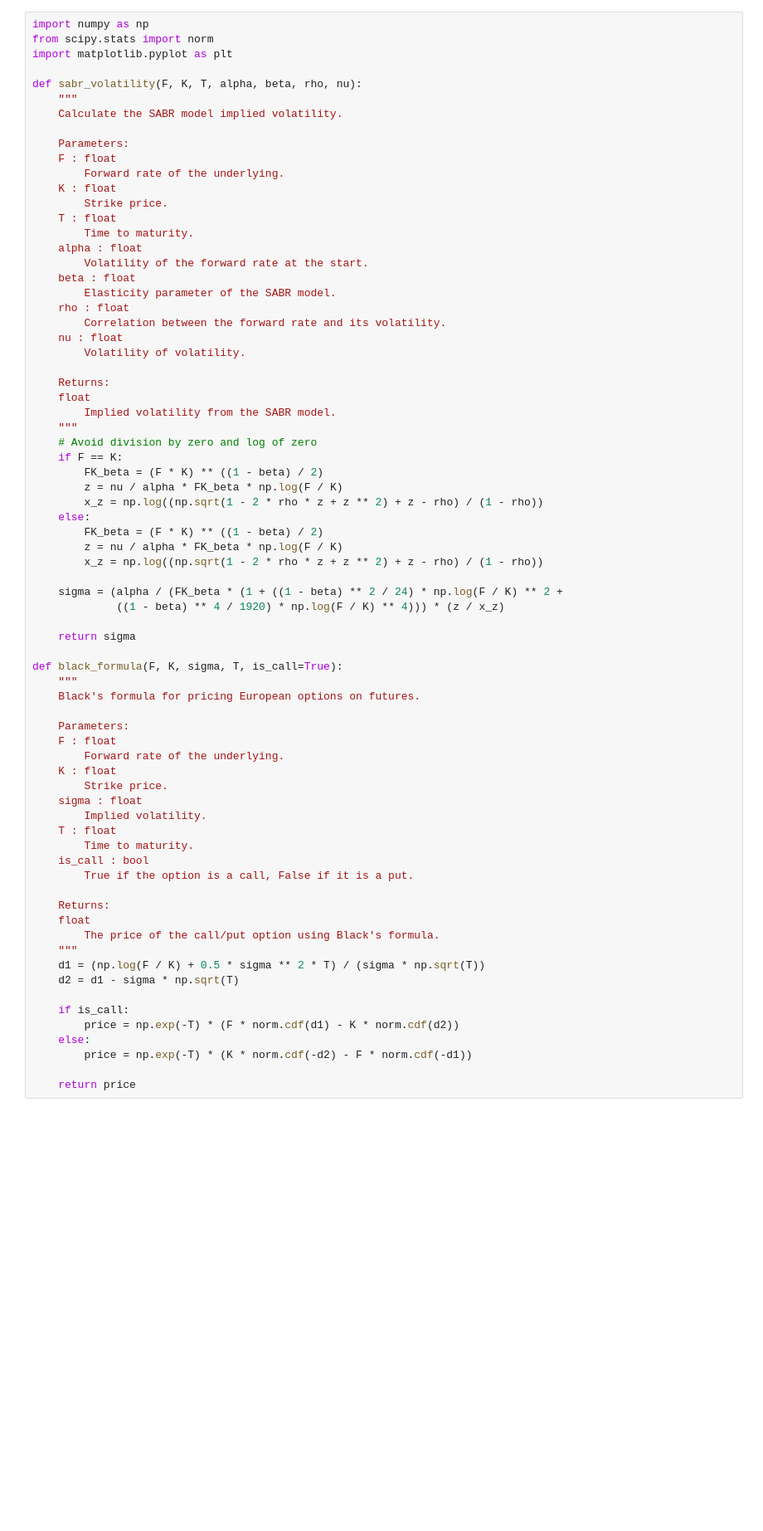
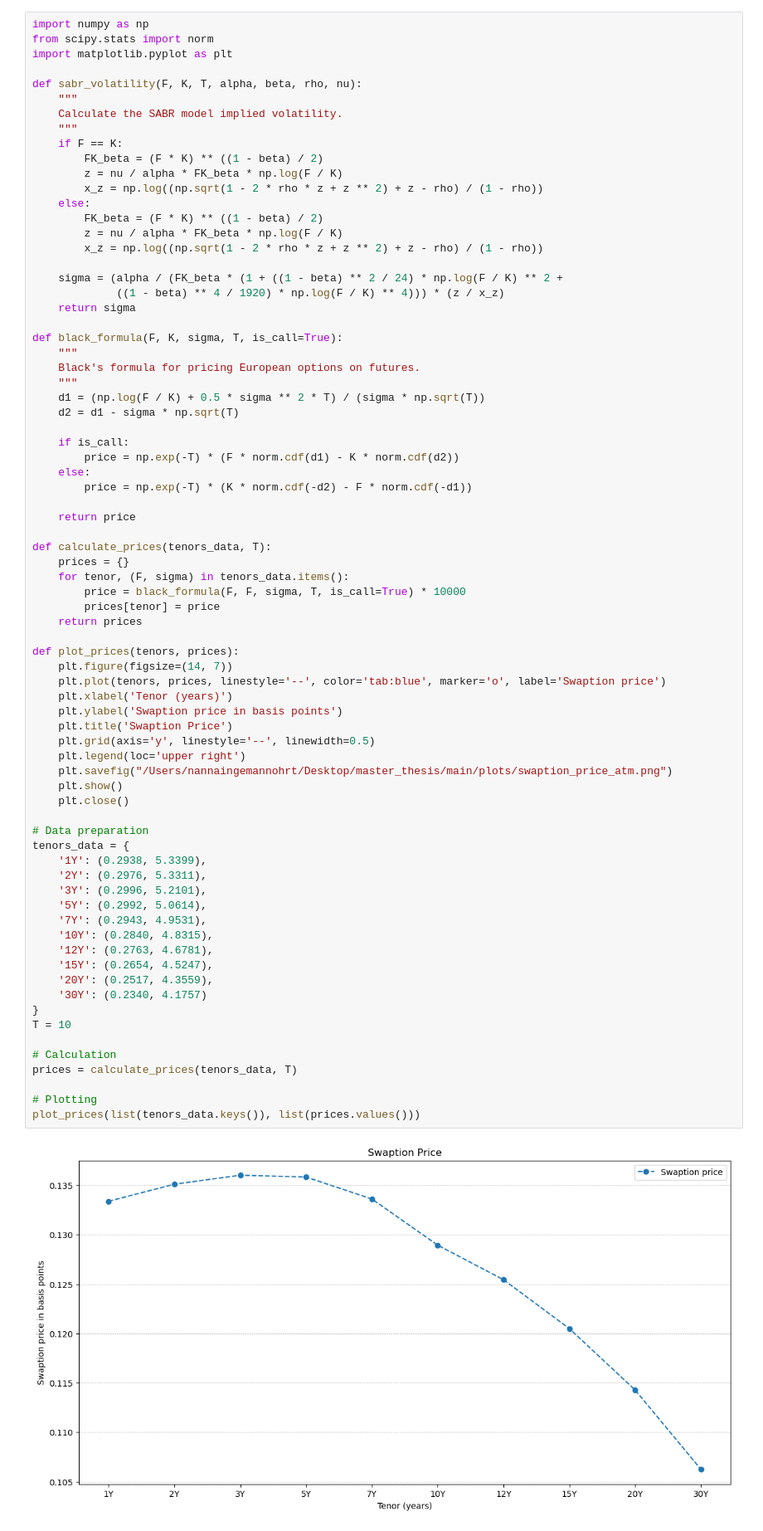
Before and after one commit to NannaOhrt/master_thesis, a Jupyter notebook: main/code/swaption_pricing_test.ipynb, the cells around one changed output. Shown at 83% size. Cells and saved outputs as stored; diff of their text form; blank space fills up the shorter version.

Commit message:
made code for swaption pricing atm

```diff
--- a/main/code/swaption_pricing_test.ipynb
+++ b/main/code/swaption_pricing_test.ipynb
@@ -6,68 +6,72 @@ import matplotlib.pyplot as plt
 def sabr_volatility(F, K, T, alpha, beta, rho, nu):
     """
     Calculate the SABR model implied volatility.
-
-    Parameters:
-    F : float
-        Forward rate of the underlying.
-    K : float
-        Strike price.
-    T : float
-        Time to maturity.
-    alpha : float
-        Volatility of the forward rate at the start.
-    beta : float
-        Elasticity parameter of the SABR model.
-    rho : float
-        Correlation between the forward rate and its volatility.
-    nu : float
-        Volatility of volatility.
-
-    Returns:
-    float
-        Implied volatility from the SABR model.
     """
-    # Avoid division by zero and log of zero
     if F == K:
         FK_beta = (F * K) ** ((1 - beta) / 2)
         z = nu / alpha * FK_beta * np.log(F / K)
         x_z = np.log((np.sqrt(1 - 2 * rho * z + z ** 2) + z - rho) / (1 - rho))
     else:
         FK_beta = (F * K) ** ((1 - beta) / 2)
         z = nu / alpha * FK_beta * np.log(F / K)
         x_z = np.log((np.sqrt(1 - 2 * rho * z + z ** 2) + z - rho) / (1 - rho))
 
     sigma = (alpha / (FK_beta * (1 + ((1 - beta) ** 2 / 24) * np.log(F / K) ** 2 +
              ((1 - beta) ** 4 / 1920) * np.log(F / K) ** 4))) * (z / x_z)
-
     return sigma
 
 def black_formula(F, K, sigma, T, is_call=True):
     """
     Black's formula for pricing European options on futures.
-
-    Parameters:
-    F : float
-        Forward rate of the underlying.
-    K : float
-        Strike price.
-    sigma : float
-        Implied volatility.
-    T : float
-        Time to maturity.
-    is_call : bool
-        True if the option is a call, False if it is a put.
-
-    Returns:
-    float
-        The price of the call/put option using Black's formula.
     """
     d1 = (np.log(F / K) + 0.5 * sigma ** 2 * T) / (sigma * np.sqrt(T))
     d2 = d1 - sigma * np.sqrt(T)
 
     if is_call:
         price = np.exp(-T) * (F * norm.cdf(d1) - K * norm.cdf(d2))
     else:
         price = np.exp(-T) * (K * norm.cdf(-d2) - F * norm.cdf(-d1))
 
     return price
+
+def calculate_prices(tenors_data, T):
+    prices = {}
+    for tenor, (F, sigma) in tenors_data.items():
+        price = black_formula(F, F, sigma, T, is_call=True) * 10000
+        prices[tenor] = price
+    return prices
+
+def plot_prices(tenors, prices):
+    plt.figure(figsize=(14, 7))
+    plt.plot(tenors, prices, linestyle='--', color='tab:blue', marker='o', label='Swaption price')
+    plt.xlabel('Tenor (years)')
+    plt.ylabel('Swaption price in basis points')
+    plt.title('Swaption Price')
+    plt.grid(axis='y', linestyle='--', linewidth=0.5)
+    plt.legend(loc='upper right')
+    plt.savefig("/Users/nannaingemannohrt/Desktop/master_thesis/main/plots/swaption_price_atm.png")
+    plt.show()
+    plt.close()
+
+# Data preparation
+tenors_data = {
+    '1Y': (0.2938, 5.3399),
+    '2Y': (0.2976, 5.3311),
+    '3Y': (0.2996, 5.2101),
+    '5Y': (0.2992, 5.0614),
+    '7Y': (0.2943, 4.9531),
+    '10Y': (0.2840, 4.8315),
+    '12Y': (0.2763, 4.6781),
+    '15Y': (0.2654, 4.5247),
+    '20Y': (0.2517, 4.3559),
+    '30Y': (0.2340, 4.1757)
+}
+T = 10
+
+# Calculation
+prices = calculate_prices(tenors_data, T)
+
+# Plotting
+plot_prices(list(tenors_data.keys()), list(prices.values()))
+# %% [output]
+[figure, added]
```
Also changed, not shown: parts of 4 cells of this notebook, 3 other files.
